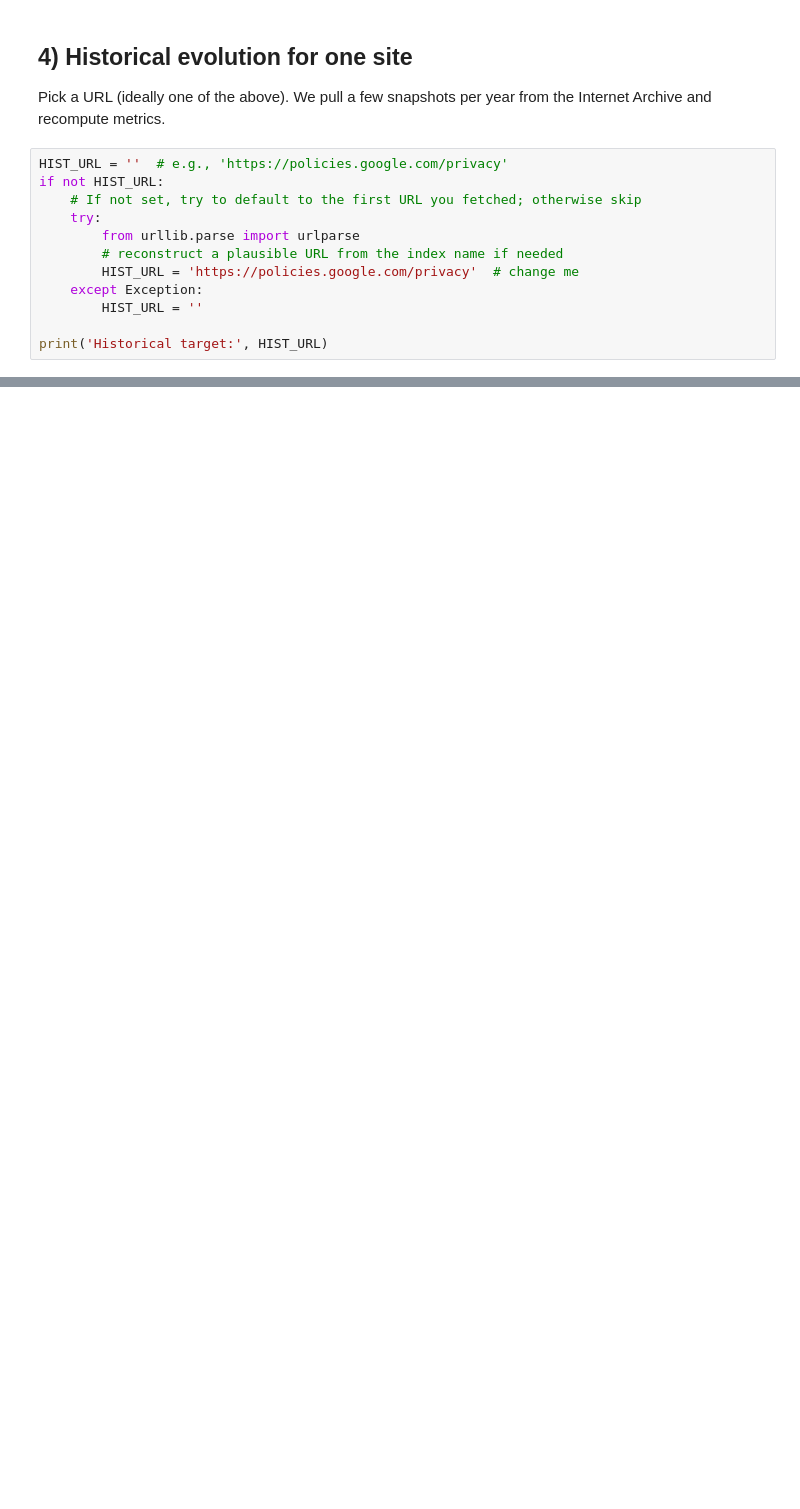
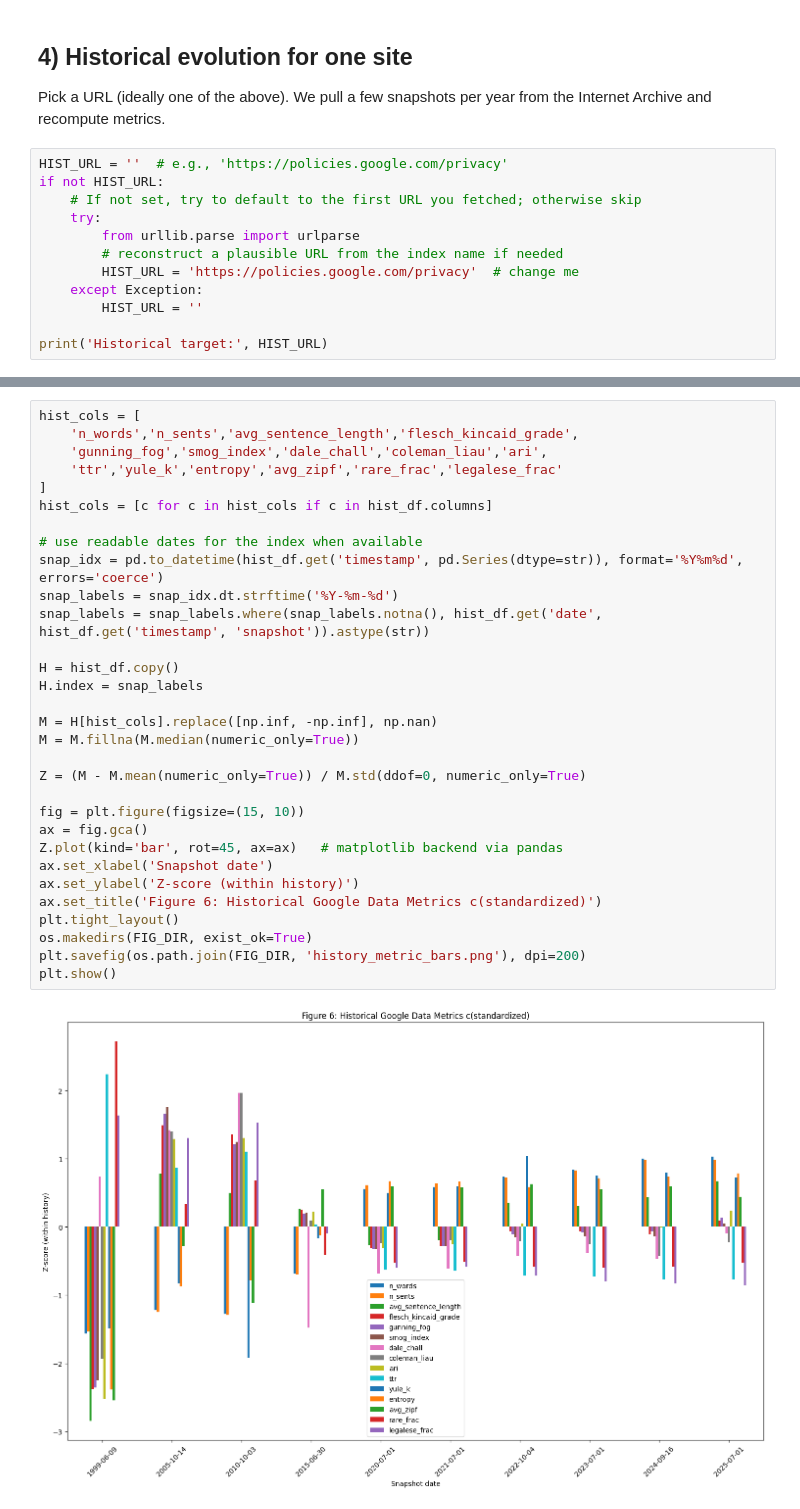
Before and after one commit to andrewbrodriguez/compsci1050, a Jupyter notebook: privacy_policies/policy_analysis.ipynb, the cells around one changed output, grey strips where cells are left out. Cells and saved outputs as stored; diff of their text form; blank space fills up the shorter version.

```diff
--- a/privacy_policies/policy_analysis.ipynb
+++ b/privacy_policies/policy_analysis.ipynb
@@ -256,0 +340,33 @@ print('  pandoc reports/lab_report.md -o reports/lab_report.pdf')
+# %%
+hist_cols = [
+    'n_words','n_sents','avg_sentence_length','flesch_kincaid_grade',
+    'gunning_fog','smog_index','dale_chall','coleman_liau','ari',
+    'ttr','yule_k','entropy','avg_zipf','rare_frac','legalese_frac'
+]
+hist_cols = [c for c in hist_cols if c in hist_df.columns]
+
+# use readable dates for the index when available
+snap_idx = pd.to_datetime(hist_df.get('timestamp', pd.Series(dtype=str)), format='%Y%m%d', errors='coerce')
+snap_labels = snap_idx.dt.strftime('%Y-%m-%d')
+snap_labels = snap_labels.where(snap_labels.notna(), hist_df.get('date', hist_df.get('timestamp', 'snapshot')).astype(str))
+
+H = hist_df.copy()
+H.index = snap_labels
+
+M = H[hist_cols].replace([np.inf, -np.inf], np.nan)
+M = M.fillna(M.median(numeric_only=True))
+
+Z = (M - M.mean(numeric_only=True)) / M.std(ddof=0, numeric_only=True)
+
+fig = plt.figure(figsize=(15, 10))
+ax = fig.gca()
+Z.plot(kind='bar', rot=45, ax=ax)   # matplotlib backend via pandas
+ax.set_xlabel('Snapshot date')
+ax.set_ylabel('Z-score (within history)')
+ax.set_title('Figure 6: Historical Google Data Metrics c(standardized)')
+plt.tight_layout()
+os.makedirs(FIG_DIR, exist_ok=True)
+plt.savefig(os.path.join(FIG_DIR, 'history_metric_bars.png'), dpi=200)
+plt.show()
+# %% [output]
+[figure, added]
```
Also changed, not shown: parts of 11 cells of this notebook, 22 other files.
